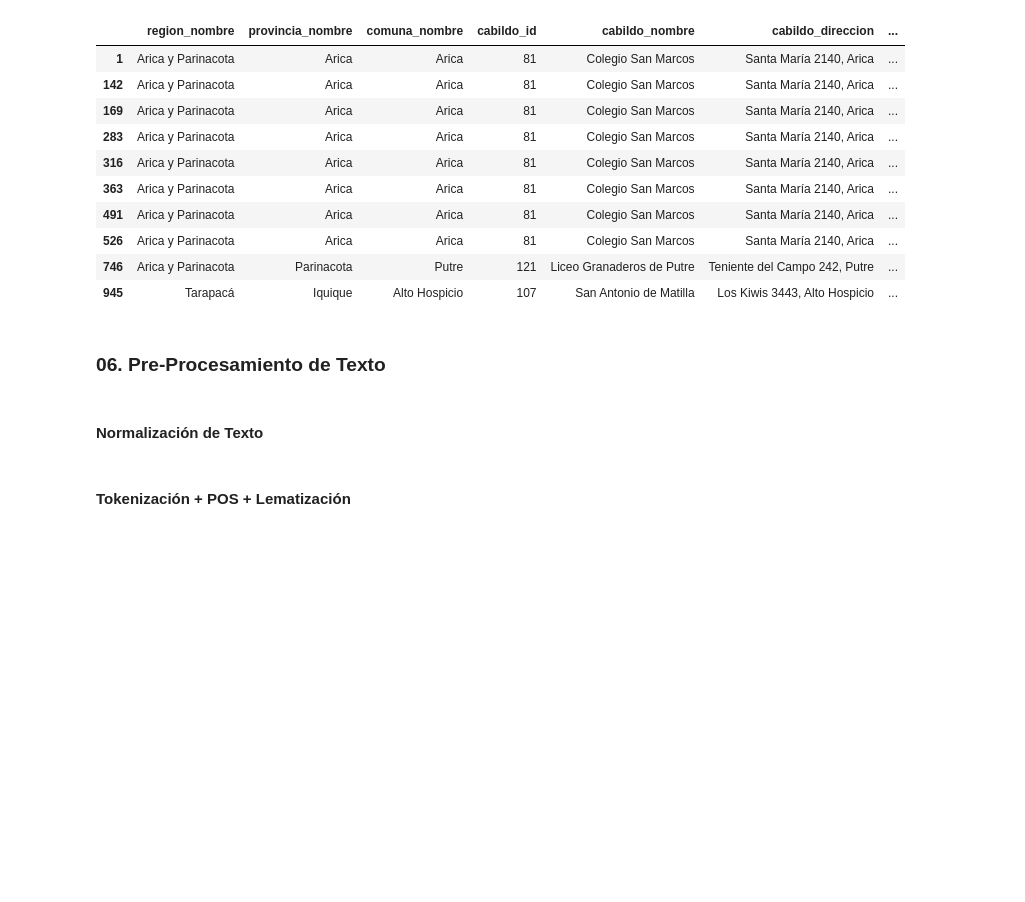
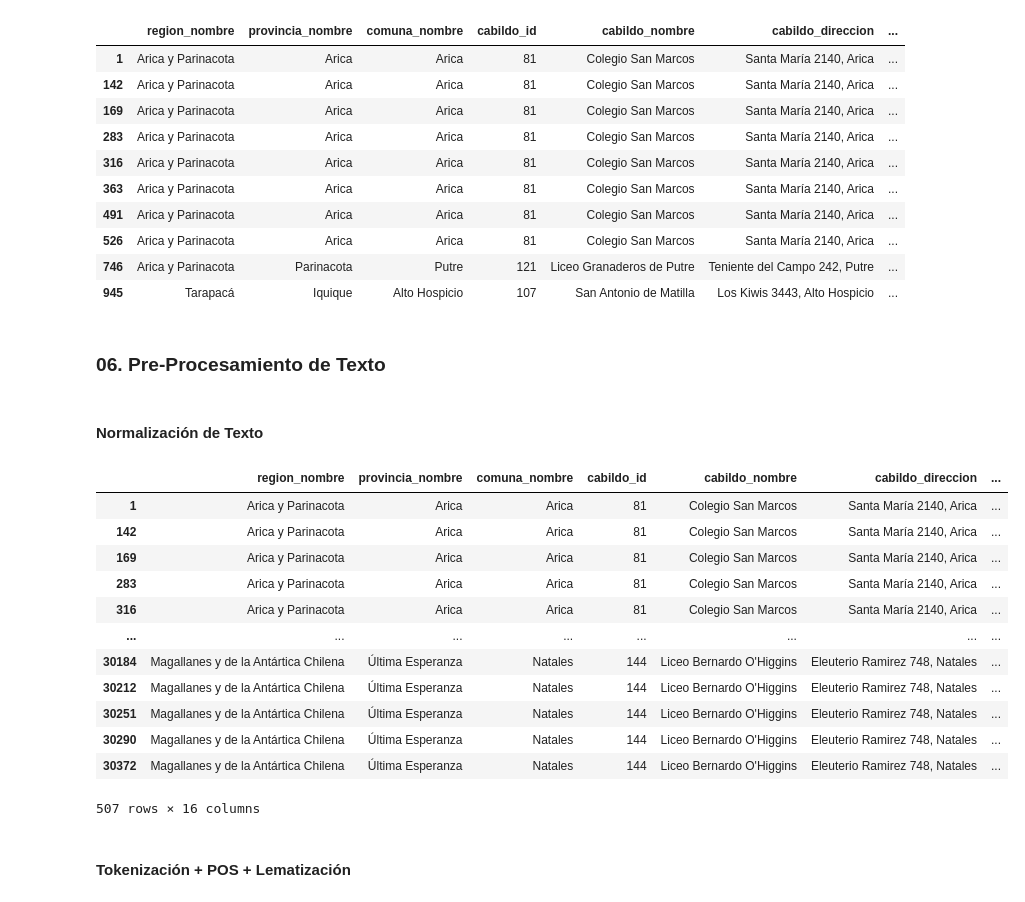
Before and after one commit to Vikktor93/tarea1-NLP, a Jupyter notebook: tarea1_victor_saldivia.ipynb, the cells around one changed output. Drawn from its saved outputs; the diff is of its cells as text; code cells hidden in the pictures; blank space fills up the shorter version.

```diff
--- a/tarea1_victor_saldivia.ipynb
+++ b/tarea1_victor_saldivia.ipynb
@@ -200,6 +200,22 @@ def normalize_text(text: str) -> str:
     return text
 
 subset['texto_norm'] = subset[texto_col].apply(normalize_text)
+# %%
+subset
+# %% [output]
+|  | region_nombre | provincia_nombre | comuna_nombre | cabildo_id | cabildo_nombre | cabildo_direccion | ... |
+| 1 | Arica y Parinacota | Arica | Arica | 81 | Colegio San Marcos | Santa María 2140, Arica | ... |
+| 142 | Arica y Parinacota | Arica | Arica | 81 | Colegio San Marcos | Santa María 2140, Arica | ... |
+| 169 | Arica y Parinacota | Arica | Arica | 81 | Colegio San Marcos | Santa María 2140, Arica | ... |
+| 283 | Arica y Parinacota | Arica | Arica | 81 | Colegio San Marcos | Santa María 2140, Arica | ... |
+| 316 | Arica y Parinacota | Arica | Arica | 81 | Colegio San Marcos | Santa María 2140, Arica | ... |
+| ... | ... | ... | ... | ... | ... | ... | ... |
+| 30184 | Magallanes y de la Antártica Chilena | Última Esperanza | Natales | 144 | Liceo Bernardo O'Higgins | Eleuterio Ramirez 748, Natales | ... |
+| 30212 | Magallanes y de la Antártica Chilena | Última Esperanza | Natales | 144 | Liceo Bernardo O'Higgins | Eleuterio Ramirez 748, Natales | ... |
+| 30251 | Magallanes y de la Antártica Chilena | Última Esperanza | Natales | 144 | Liceo Bernardo O'Higgins | Eleuterio Ramirez 748, Natales | ... |
+| 30290 | Magallanes y de la Antártica Chilena | Última Esperanza | Natales | 144 | Liceo Bernardo O'Higgins | Eleuterio Ramirez 748, Natales | ... |
+| 30372 | Magallanes y de la Antártica Chilena | Última Esperanza | Natales | 144 | Liceo Bernardo O'Higgins | Eleuterio Ramirez 748, Natales | ... |
+507 rows × 16 columns
 # %% [markdown]
 #### Tokenización + POS + Lematización
 # %%
```
Also changed, not shown: parts of 11 cells of this notebook.
